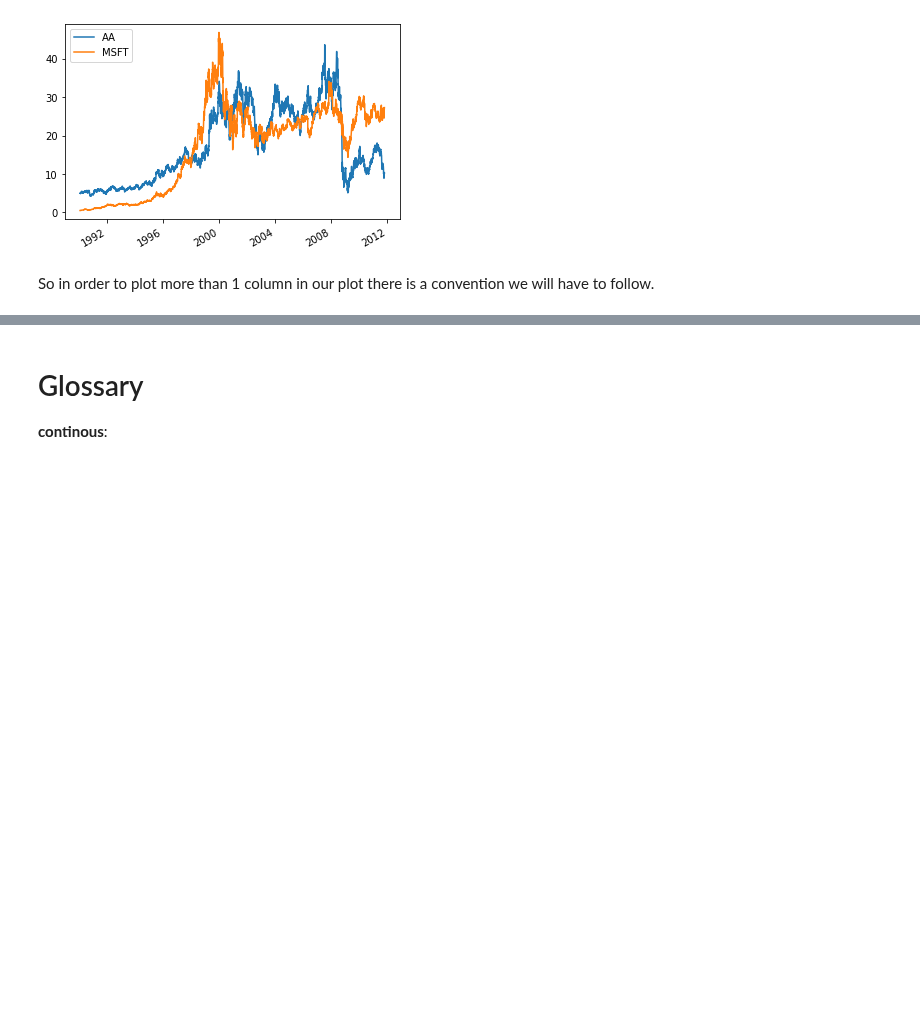
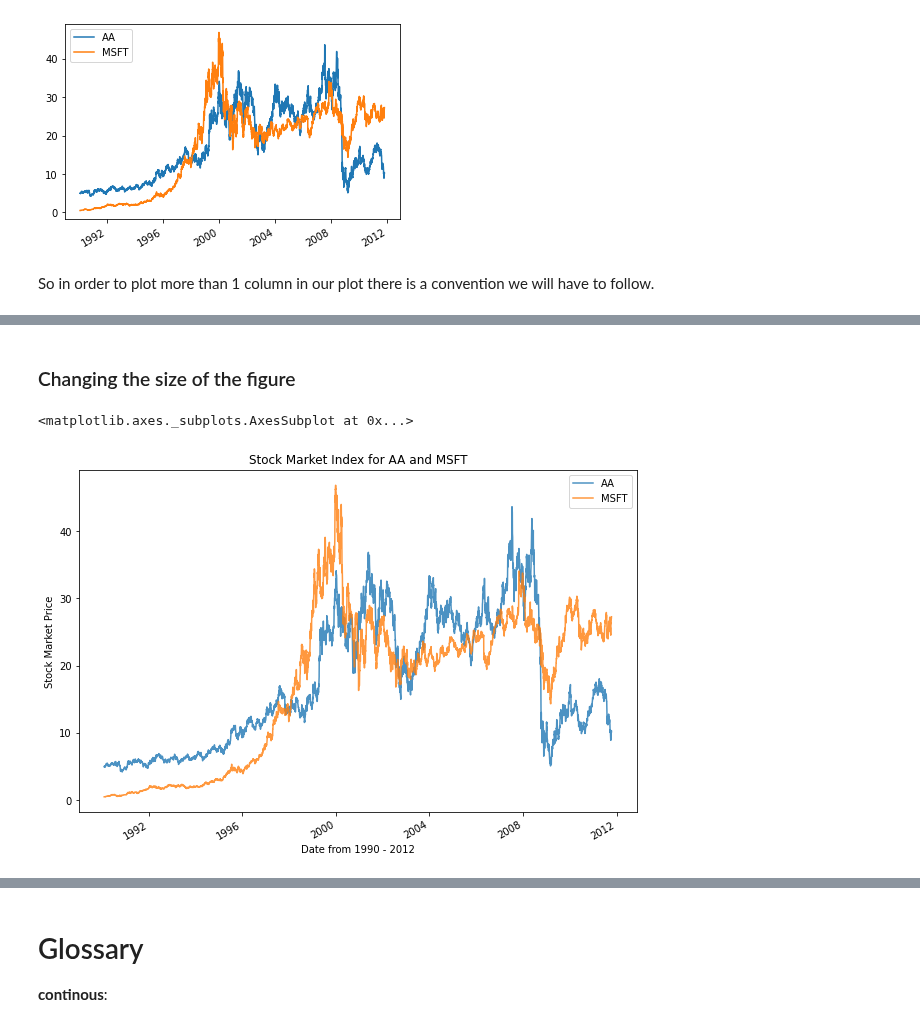
Before and after one commit to lvu5/BitU-3WBootCamp, a Jupyter notebook: Week3_Data_analysis_and_visualizations_using_Matplotlib_and_Pandas.ipynb, the cells around one changed output, grey strips where cells are left out. Drawn from its saved outputs; the diff is of its cells as text; code cells hidden in the pictures; blank space fills up the shorter version.

```diff
--- a/Week3_Data_analysis_and_visualizations_using_Matplotlib_and_Pandas.ipynb
+++ b/Week3_Data_analysis_and_visualizations_using_Matplotlib_and_Pandas.ipynb
@@ -150,0 +206,22 @@ So in order to plot more than 1 column in our plot there is a convention we will
+# %% [markdown]
+### Changing the size of the figure
+# %%
+df.plot(y= ['AA','MSFT'],
+        xlabel = 'Date from 1990 - 2012',
+        ylabel = 'Stock Market Price',
+        title = 'Stock Market Index for AA and MSFT',
+        alpha = 0.8,
+        figsize = (10,7))
+
+
+# fig = plt.figure(figsize=(10,7))
+# plt.plot(df['AA'],alpha = 0.8)
+# plt.plot(df['MSFT'],alpha =0.8)
+# plt.xlabel('Date from 1990 - 2012')
+# plt.ylabel('Stock Market Price')
+# plt.title('Stock Market Index for AA and MSFT')
+# plt.legend(['AA','MSFT'])
+# plt.show()
+# %% [output]
+<matplotlib.axes._subplots.AxesSubplot at 0x...>
+[figure, added]
```
Also changed, not shown: parts of 13 cells of this notebook.
